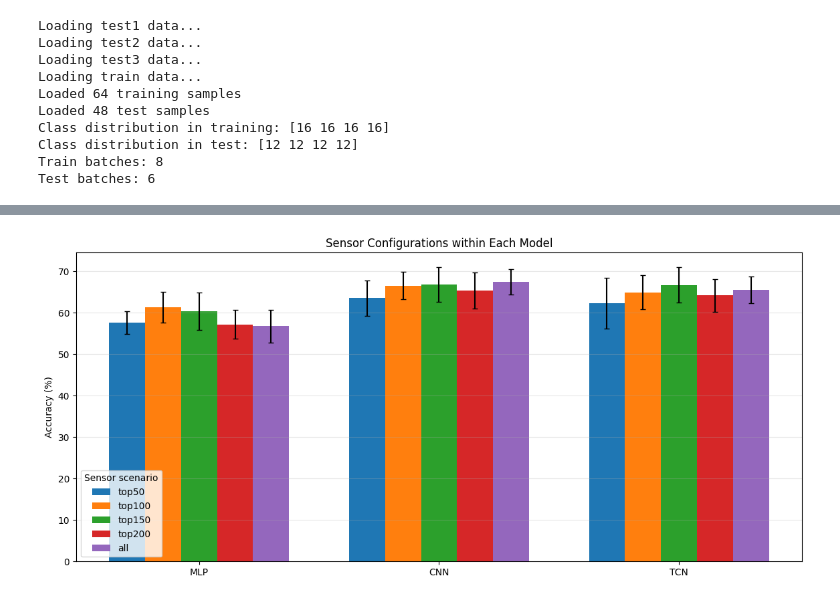
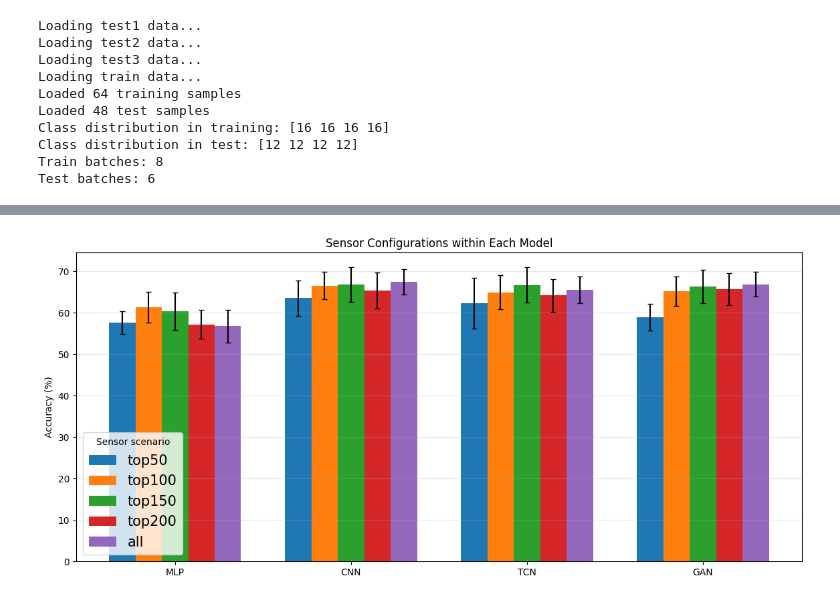
Before and after one commit to LeonV1110/DeepLearning, a Jupyter notebook: Assignment_2/Compare_models.ipynb, the cells around one changed output, grey strips where cells are left out. Cells and saved outputs as stored; diff of their text form; code cells hidden in the pictures.

Commit message:
Intra Compare Model fixes

```diff
--- a/Assignment_2/Compare_models.ipynb
+++ b/Assignment_2/Compare_models.ipynb
@@ -47,7 +105,11 @@ intra_model_configs = [
 ]
 # %%
 sensor_scenarios = {
-    "all": None
+    "all": None,
+    "top200": top200,
+    "top150": top150,
+    "top100": top100,
+    "top50": top50,
 }
 
 intra_results = compare_models(
@@ -72,0 +143,21 @@ KeyboardInterrupt:
+# %%
+rows = []
+
+for r in intra_results:
+    model_name = r["model"]
+
+    for scenario, stats in r["results"].items():
+        rows.append({
+            "model": model_name,
+            "scenario": scenario,
+            "acc_mean": stats["acc_mean"],
+            "acc_std": stats["acc_std"],
+        })
+
+df = pd.DataFrame(rows)
+
+scenarios = df["scenario"].unique()
+models = df["model"].unique()
+
+x = np.arange(len(scenarios))
+width = 0.8 / len(models)
@@ -159,12 +293,12 @@ cross_model_configs = [
         "params": {'learning_rate': 0.0001, 'kernel_size': 7, 'dropout': 0.05, 'hidden_channels': 64, 'batch_size': 8},
         "epochs": 25
     },
-    #{
-    #    "name": "GAN",
-    #    "model_class": MEGGAN,
-    #    "params": {"learning_rate": 1e-3, "temporal_hidden": 32, "graph_hidden": 64, "num_heads": 2, "dropout": 0.2, "batch_size": 32},
-    #    "epochs": 15
-    #},
+    {
+        "name": "GAN",
+        "model_class": MEGGAN,
+        "params": {'learning_rate': 0.005, 'hidden_channels': 32, 'kernel_size': 3, 'dropout': 0.1, 'num_heads': 2, 'weight_decay': 0.0001, 'batch_size': 8},
+        "epochs": 25
+    },
 ]
 # %%
 scores = compute_sensor_scores(combined_train_loader)
@@ -244,32 +378,32 @@ for i, scenario in enumerate(scenarios):
 
     for model in models:
         val = df[
             (df["model"] == model) &
             (df["scenario"] == scenario)
         ]["acc_mean"].values
 
         values.append(val[0] if len(val) > 0 else 0)
 
     plt.bar(
         x + i * width,
         values,
         width,
         yerr=[
             df[(df["model"] == m) & (df["scenario"] == scenario)]["acc_std"].values[0]
             if len(df[(df["model"] == m) & (df["scenario"] == scenario)]) > 0
             else 0
             for m in models
         ],
         capsize=3,
         label=scenario
     )
 
 plt.xticks(x + width * (len(scenarios) - 1) / 2, models)
 plt.ylabel("Accuracy (%)")
 plt.title("Sensor Configurations within Each Model")
-plt.legend(title="Sensor scenario")
+plt.legend(title="Sensor scenario", loc='lower left', fontsize = 15)
 plt.grid(axis="y", alpha=0.3)
 
 plt.show()
 # %% [output]
-[figure, old version]
+[figure, new version]
```
Also changed, not shown: parts of 8 cells of this notebook, 1 other file.
